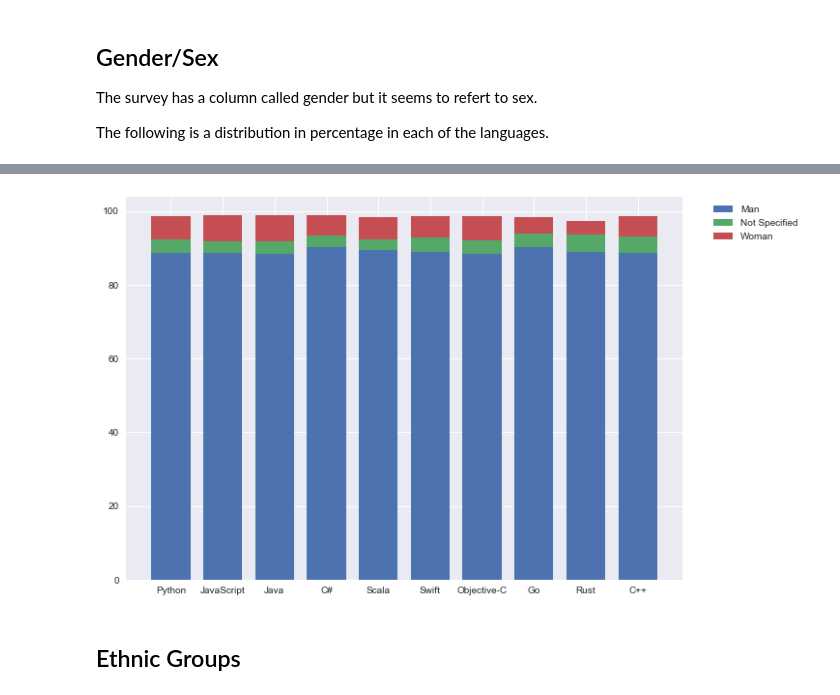
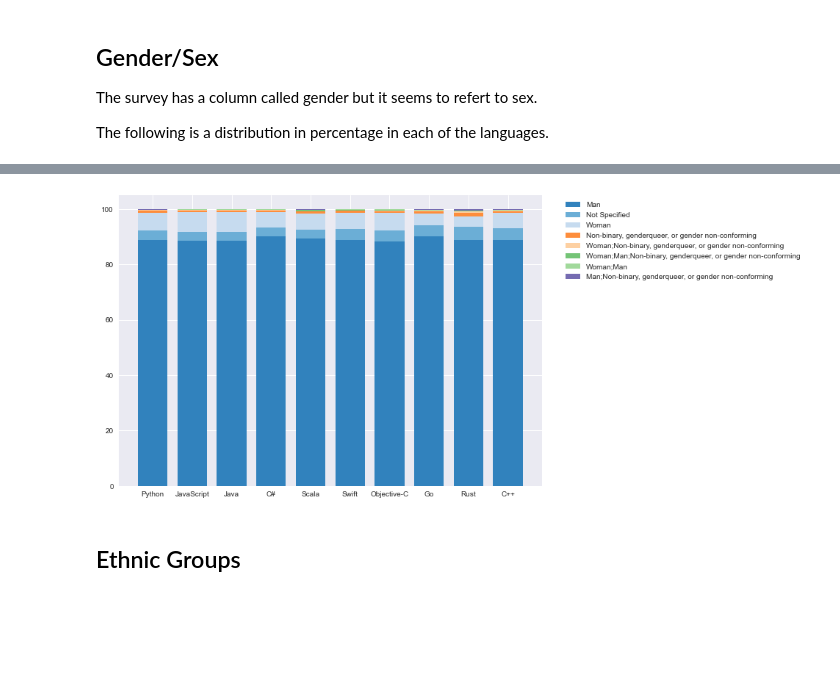
Before and after one commit to divanvisagie/stackoverflow-data-notebooks, a Jupyter notebook: 2019 Diversity Analysis.ipynb, the cells around one changed output, grey strips where cells are left out. Drawn from its saved outputs; the diff is of its cells as text; code cells hidden in the pictures; blank space fills up the shorter version.

Commit message:
Fix genders

```diff
--- a/2019 Diversity Analysis.ipynb
+++ b/2019 Diversity Analysis.ipynb
@@ -81,8 +81,8 @@ gender_groups = []
 
 for g in data.Gender.unique():
     if isinstance(g, str):
-        if not ';' in g and not ',' in g: #This data is a bit dirty
-            gender_groups.append(g)
+        #This data is a bit dirty
+        gender_groups.append(g)
 
 gender_groups
 # %% [output]
@@ -135,24 +142,32 @@ percentage_for_group
 # %%
+# Draw bar
+NUM_COLORS = 12
+
+cm = plt.get_cmap('tab20c')
+cNorm  = colors.Normalize(vmin=0, vmax=NUM_COLORS-1)
+scalarMap = mplcm.ScalarMappable(norm=cNorm, cmap=cm)
+
+# Plot
 fig = plt.figure()
 ax = fig.add_axes([0,0,1,1])
 
 width = 0.75
 
 totals = []
 for idx, group in enumerate(percentage_for_group):
     if idx == 0:
-        ax.bar(langs, group, width)
+        ax.bar(langs, group, width, color=scalarMap.to_rgba(idx))
         totals = group
     else:
-        ax.bar(langs, group, width, bottom=totals)
+        ax.bar(langs, group, width, bottom=totals, color=scalarMap.to_rgba(idx))
         for i in range(len(totals)):
             totals[i] = totals[i] + group[i]
 
 
 ax.legend(labels=gender_groups, bbox_to_anchor=(1.04, 1))
 plt.show()
 # %% [output]
-[figure, old version]
+[figure, new version]
 # %% [markdown]
 ## Ethnic Groups
 # %%
```
Also changed, not shown: parts of 5 cells of this notebook.
